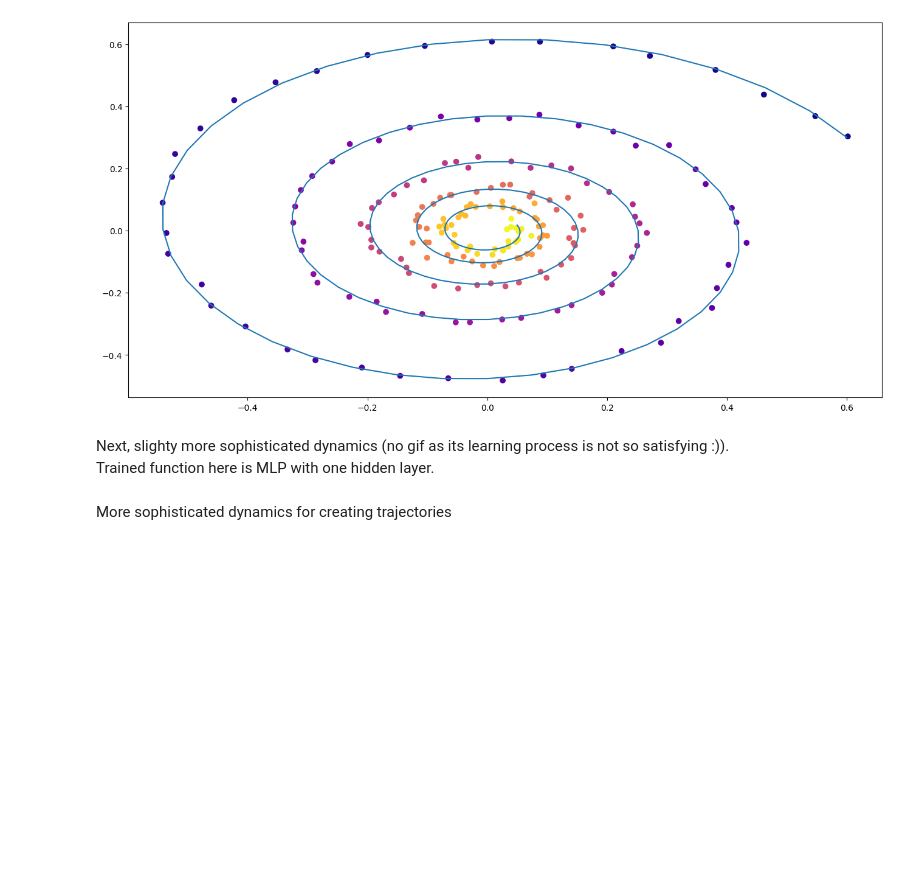
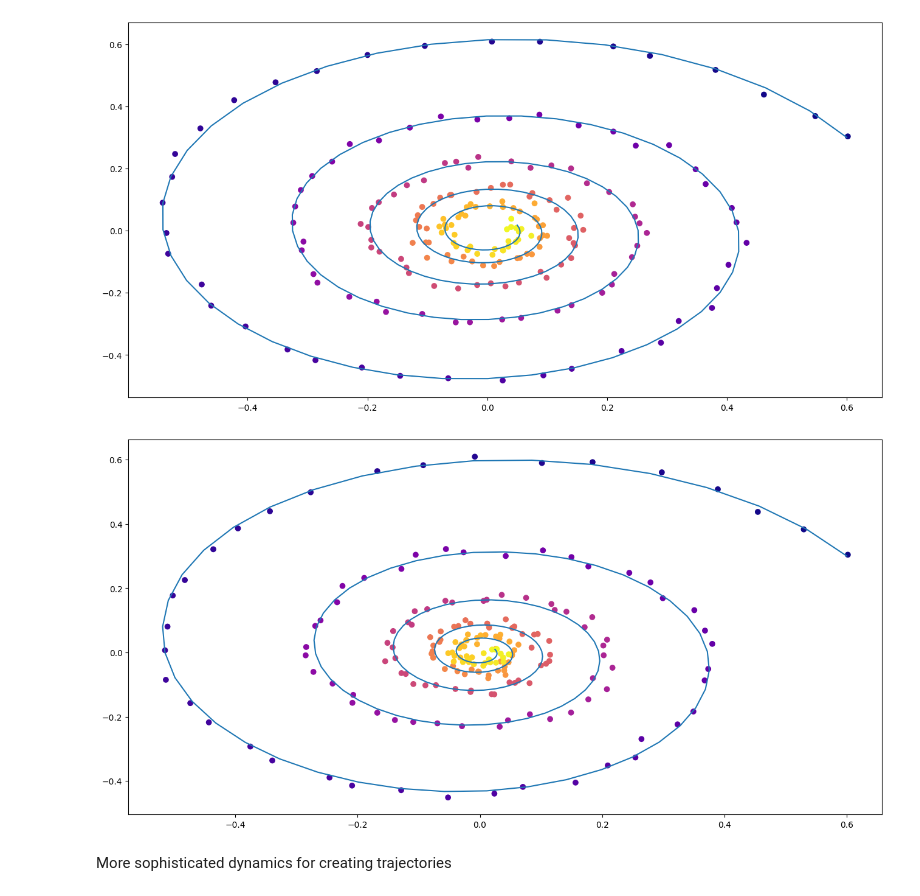
Before and after one commit to RinokuS/neural-ode, a Jupyter notebook: Neural ODEs.ipynb, the cells around one changed output. Cells and saved outputs as stored; diff of their text form; code cells hidden in the pictures; blank space fills up the shorter version.

```diff
--- a/Neural ODEs.ipynb
+++ b/Neural ODEs.ipynb
@@ -42,6 +39,29 @@ class euler_solver():
             z = z + h * f(z, t)
             t = t + h
         return z
+# %%
+class rk4_solver():
+    def solve(self, z0, t0, t1, f):
+        h_max = 0.05
+        n = math.ceil((abs(t1 - t0)/h_max).max().item())
+
+        h = (t1 - t0)/n
+        z = z0
+        t = t0
+
+        for i in range(n):
+            "Apply Runge Kutta Formulas to find next value of y"
+            k1 = h * f(z, t)
+            k2 = h * f(z + 0.5 * k1, t + 0.5 * h)
+            k3 = h * f(z + 0.5 * k2, t + 0.5 * h)
+            k4 = h * f(z + k3, t + h)
+
+            # Update next value of y
+            z = z + (1.0 / 6.0) * (k1 + 2 * k2 + 2 * k3 + k4)
+
+            # Update next value of x
+            t = t + h
+        return z
 # %%
 class ODEF(nn.Module):
     def forward_with_grad(self, z, t, grad_outputs):
@@ -305,9 +325,13 @@ ode_trained = NeuralODE(RandomLinearODEF(), euler_solver())
 conduct_experiment(ode_true, ode_trained, 3000, "linear", plot_freq=300)
 # %% [output]
 [figure]
-# %% [markdown]
-Next, slighty more sophisticated dynamics (no gif as its learning process is not so satisfying :)).
-Trained function here is MLP with one hidden layer.
+# %%
+ode_true = NeuralODE(SpiralFunctionExample(), rk4_solver())
+ode_trained = NeuralODE(RandomLinearODEF(), rk4_solver())
+# %%
+conduct_experiment(ode_true, ode_trained, 1800, "linear_rk4", plot_freq=300)
+# %% [output]
+[figure, added]
 # %% [markdown]
 More sophisticated dynamics for creating trajectories
 # %%
```
Also changed, not shown: parts of 21 cells of this notebook, 32 other files.
